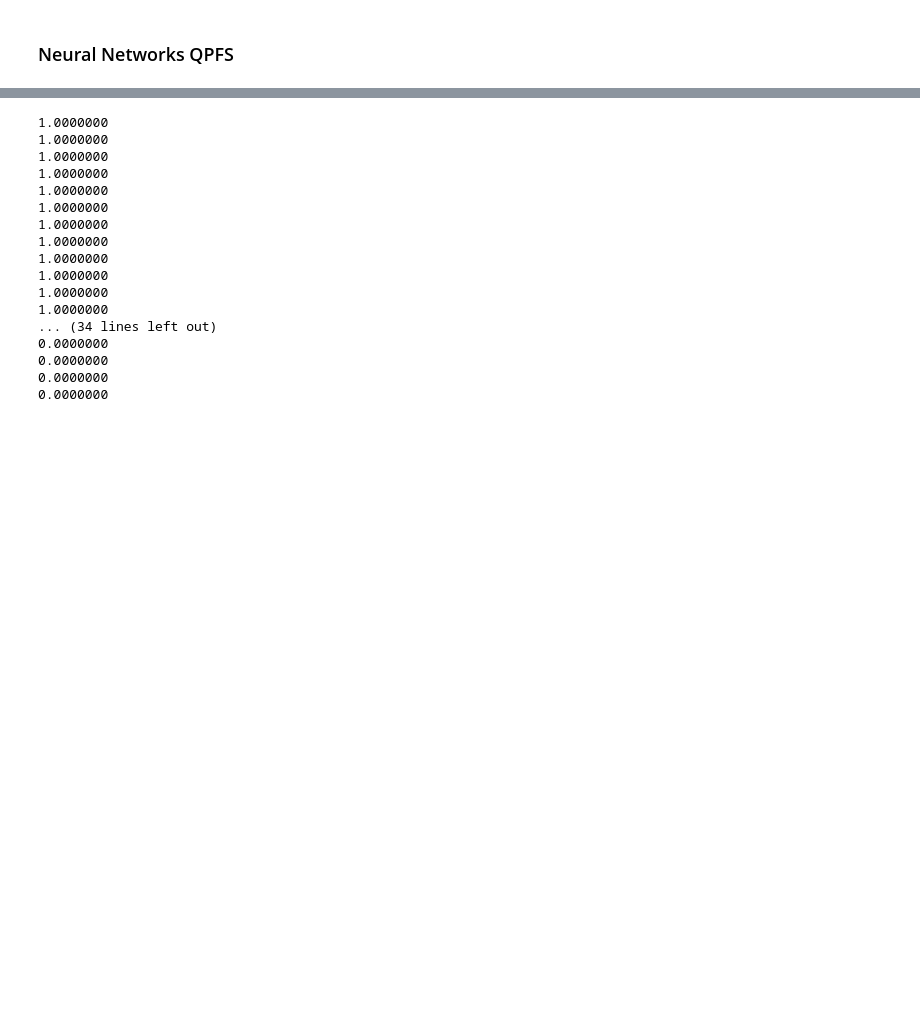
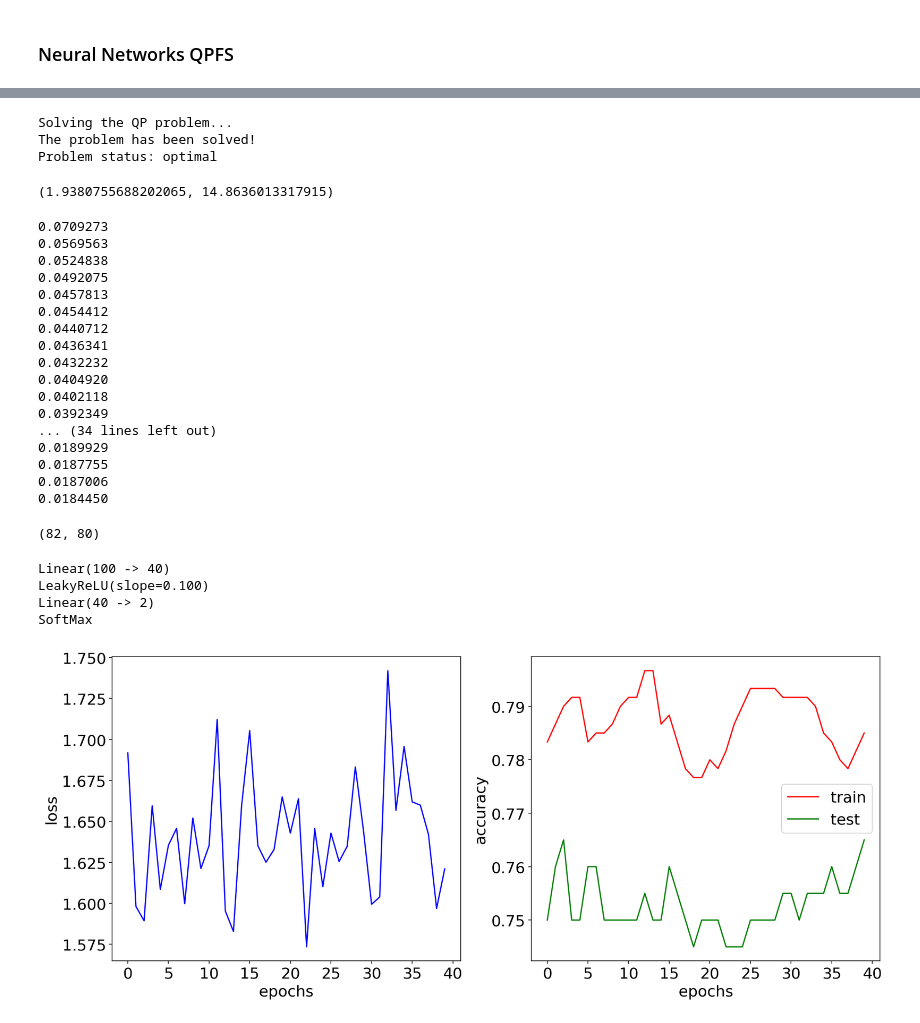
Before and after one commit to Intelligent-Systems-Phystech/2018-Isachenko-QPFSNewton, a Jupyter notebook: code/NeuralNetsQPFS.ipynb, the cells around one changed output, grey strips where cells are left out. Drawn from its saved outputs; the diff is of its cells as text; code cells hidden in the pictures; blank space fills up the shorter version.

```diff
--- a/code/NeuralNetsQPFS.ipynb
+++ b/code/NeuralNetsQPFS.ipynb
@@ -503,21 +572,67 @@ Problem status: optimal
+# %%
+z2 = solve_opt_problem(Q2, b2, alpha2, True)
+# %% [output]
+Solving the QP problem...
+The problem has been solved!
+Problem status: optimal
+# %%
+z1.sum(), z2.sum()
+# %% [output]
+(1.9380755688202065, 14.8636013317915)
 # %%
-for z_ in sorted(z)[::-1][:50]:
+for z_ in sorted(z1)[::-1][:50]:
     print("{:.7f}".format(z_))
 # %% [output]
-1.0000000
-1.0000000
-1.0000000
-1.0000000
-1.0000000
-1.0000000
-1.0000000
-1.0000000
-1.0000000
-1.0000000
-1.0000000
-1.0000000
+0.0709273
+0.0569563
+0.0524838
+0.0492075
+0.0457813
+0.0454412
+0.0440712
+0.0436341
+0.0432232
+0.0404920
+0.0402118
+0.0392349
 ... (34 lines left out)
-0.0000000
-0.0000000
-0.0000000
-0.0000000
+0.0189929
+0.0187755
+0.0187006
+0.0184450
+# %%
+threshold = 1e-10
+np.sum(z1 > threshold), np.sum(z2 > threshold)
+# %% [output]
+(82, 80)
+# %%
+mask_pred1 = (z1 > threshold).reshape([n_features, n_hidden]).T
+mask_pred2 = (z2 > threshold).reshape([n_hidden, 2]).T
+# %%
+net_mask = Sequential()
+net_mask.add(Linear(n_features, n_hidden, W_init=net.modules[0].W, b_init=net.modules[0].b, mask=mask_pred1))
+net_mask.add(LeakyReLU(slope=0.1))
+net_mask.add(Linear(n_hidden, 2, W_init=net.modules[2].W, b_init=net.modules[2].b, mask=mask_pred2))
+net_mask.add(SoftMax())
+
+criterion = ClassNLLCriterion()
+
+print(net_mask)
+# %% [output]
+Linear(100 -> 40)
+LeakyReLU(slope=0.100)
+Linear(40 -> 2)
+SoftMax
+# %%
+# Iptimizer params
+optimizer_config = {'learning_rate' : 0.05, 'momentum': 0.9}
+optimizer_state = {}
+
+# Looping params
+n_epoch = 40
+batch_size = 256
+
+loss_history = train(net_mask, X_train, y_train, X_test, y_test, batch_size, n_epoch, sgd_momentum, criterion,
+                     optimizer_config, optimizer_state, weight_decay=True, filename='reduced_net')
+# %% [output]
+[figure, added]
```
Also changed, not shown: parts of 39 cells of this notebook, 11 other files.
